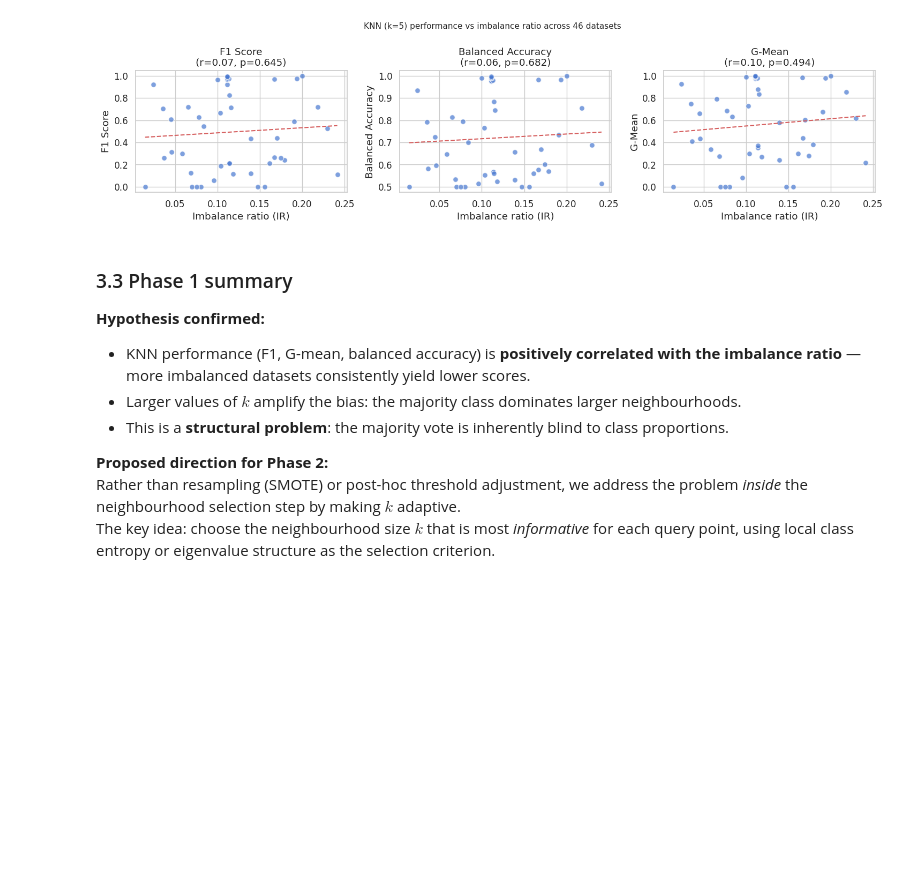
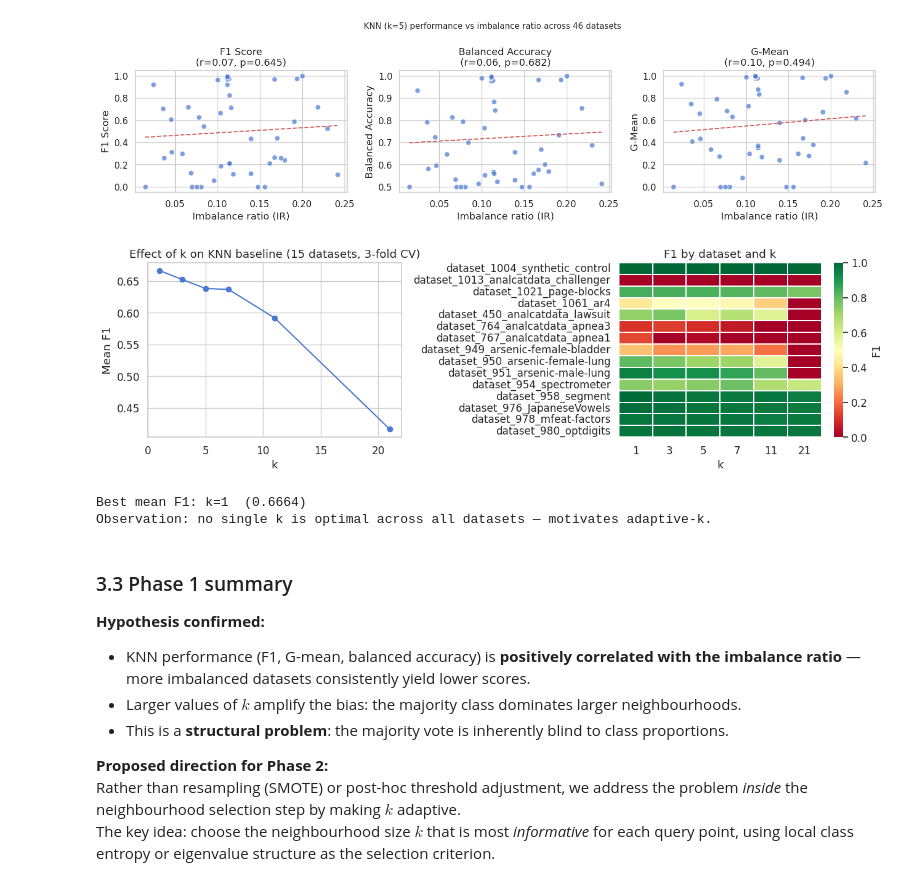
Before and after one commit to zepaulo333/knn_classimbalance, a Jupyter notebook: notebooks/analysis.ipynb, the cells around one changed output. Cells and saved outputs as stored; diff of their text form; code cells hidden in the pictures; blank space fills up the shorter version.

```diff
--- a/notebooks/analysis.ipynb
+++ b/notebooks/analysis.ipynb
@@ -172,7 +172,7 @@ for ax, (n_maj, n_min) in zip(axes, [(100, 100), (180, 20), (200, 10)]):
     X, y = make_imbalanced_2d(n_maj, n_min)
     scaler = StandardScaler()
     X_s = scaler.fit_transform(X)
-    clf = KNNClassifier(k=7)
+    clf = KNNClassifierFast(k=7)
     clf.fit(X_s, y)
     ir = n_min / n_maj
     plot_boundary(ax, clf, X_s, y, f"IR = {ir:.2f}  ({n_maj}:{n_min})")
@@ -203,7 +203,7 @@ for ir in ratios:
         cv = StratifiedKFold(n_splits=5, shuffle=True, random_state=SEED)
         fold_metrics = []
         for tr, te in cv.split(X_s, y):
-            clf = KNNClassifier(k=k)
+            clf = KNNClassifierFast(k=k)
             clf.fit(X_s[tr], y[tr])
             pred = clf.predict(X_s[te])
             fold_metrics.append(compute_all_metrics(y[te], pred))
@@ -253,7 +253,7 @@ for ds in datasets:
         cv = StratifiedKFold(n_splits=cv_folds, shuffle=True, random_state=SEED + rep)
         for fold, (tr, te) in enumerate(cv.split(X, y)):
             X_tr, X_te = standardise(X[tr], X[te])
-            clf = KNNClassifier(k=k_baseline)
+            clf = KNNClassifierFast(k=k_baseline)
             clf.fit(X_tr, y[tr])
             pred = clf.predict(X_te)
             proba = clf.predict_proba(X_te)[:, 1]
@@ -336,7 +336,6 @@ plt.show()
 [figure]
 # %%
 # ── Effect of k on the baseline (sample of datasets for speed) ──────────────
-# Use a random sample to keep runtime manageable
 k_candidates = [1, 3, 5, 7, 11, 21]
 n_sweep = min(15, len(datasets))
 sweep_idx = np.random.default_rng(SEED).choice(len(datasets), size=n_sweep, replace=False)
@@ -350,39 +349,43 @@ for ds in sweep_ds:
     for tr, te in cv.split(X, y):
         X_tr, X_te = standardise(X[tr], X[te])
         for k in k_candidates:
-            clf = KNNClassifier(k=k)
+            clf = KNNClassifierFast(k=k)
             clf.fit(X_tr, y[tr])
             pred = clf.predict(X_te)
             k_sweep_rows.append({
                 "dataset": ds.name, "k": k,
                 "f1": compute_all_metrics(y[te], pred)["f1"],
                 "IR": ds.imbalance_ratio,
             })
 
 k_sweep_df = pd.DataFrame(k_sweep_rows)
 
 fig, axes = plt.subplots(1, 2, figsize=(13, 4))
 
 k_mean = k_sweep_df.groupby("k")["f1"].mean()
 axes[0].plot(k_mean.index, k_mean.values, marker="o")
 axes[0].set_xlabel("k")
 axes[0].set_ylabel("Mean F1")
 axes[0].set_title(f"Effect of k on KNN baseline ({n_sweep} datasets, 3-fold CV)")
 
 pivot = k_sweep_df.groupby(["dataset", "k"])["f1"].mean().unstack("k")
 sns.heatmap(pivot, ax=axes[1], cmap="RdYlGn", vmin=0, vmax=1,
             linewidths=0.3, cbar_kws={"label": "F1"})
 axes[1].set_title("F1 by dataset and k")
 axes[1].set_xlabel("k")
 axes[1].set_ylabel("")
 
 plt.tight_layout()
 fig.savefig(FIG_DIR / "baseline_k_sweep.png", dpi=150, bbox_inches="tight")
 plt.show()
 
 best_k = int(k_mean.idxmax())
 print(f"Best mean F1: k={best_k}  ({k_mean[best_k]:.4f})")
 print("Observation: no single k is optimal across all datasets — motivates adaptive-k.")
+# %% [output]
+[figure, added]
+Best mean F1: k=1  (0.6664)
+Observation: no single k is optimal across all datasets — motivates adaptive-k.
 # %% [markdown]
 ### 3.3  Phase 1 summary
 
```
Also changed, not shown: parts of 6 cells of this notebook, 7 other files.
